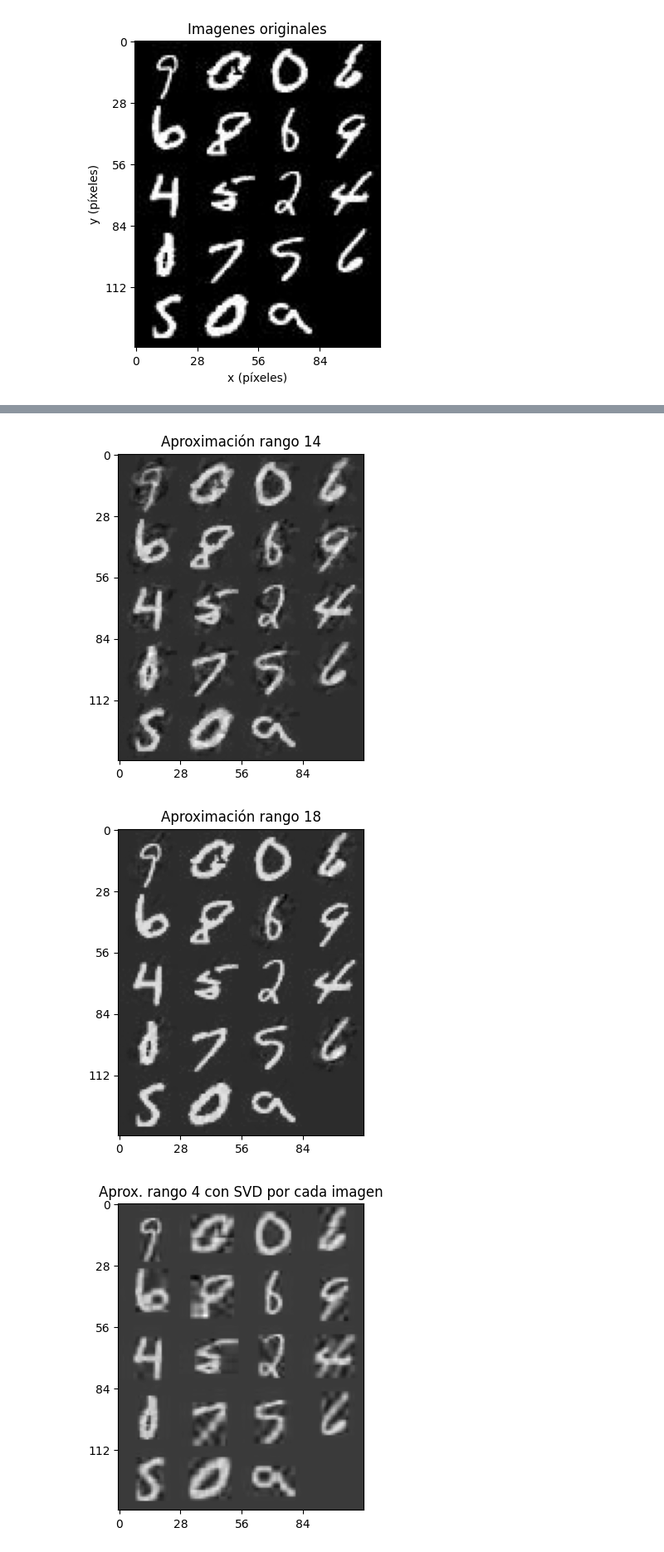
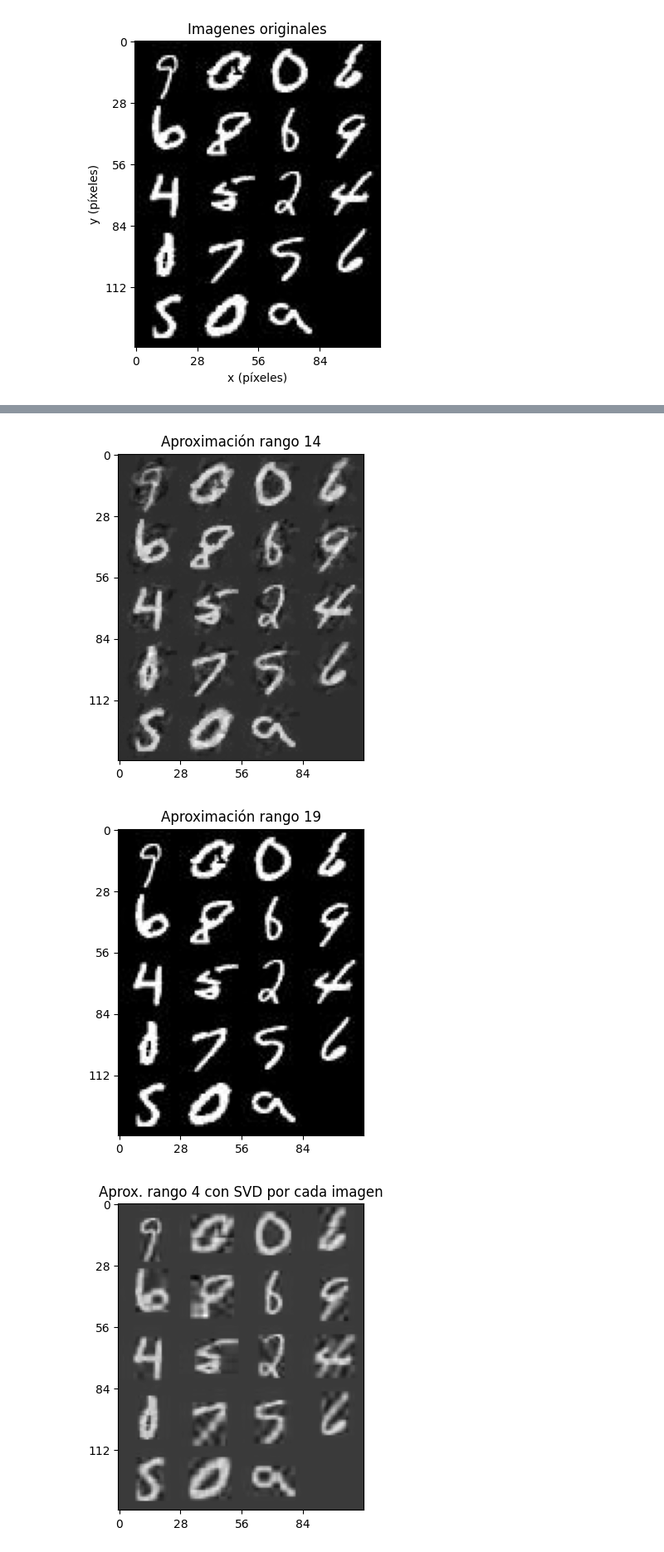
Before and after one commit to BrunoDC-dev/Metodos-numericos-2, a Jupyter notebook: TP3/p2.ipynb, the cells around one changed output, grey strips where cells are left out. Shown at 83% size. Saved outputs shown, nothing was run; the diff lists cells and outputs as text; code cells hidden in the pictures.

```diff
--- a/TP3/p2.ipynb
+++ b/TP3/p2.ipynb
@@ -47,28 +47,28 @@ plt.show()
 # %%
 collages = {}
 aproxs = {}
-for d in range(n):
+for d in range(n+1):
     collage = np.zeros((5*p, 4*p))
     for i in range(n):
         aprox = U[:,:d]@S[:d,:d]@VT[:d,:]
         for f in range(p):
             for c in range(p):
                 collage[f + (i // 4) * 28, c + (i % 4) * 28] = aprox[i].reshape((p,p))[f,c]
     aproxs[d] = aprox
     collages[d] = collage
 
-for d in (1, 4, 14, 18):
+for d in (1, 4, 14, 19):
     plt.figure()
     img = plt.imshow(collages[d], cmap = 'gray')
     plt.xticks(np.arange(0, collages[d].shape[1], 28))
     plt.yticks(np.arange(0, collages[d].shape[0], 28))
     plt.title(f'Aproximación rango {d}')
     plt.show()
 # %% [output]
 [figure]
 [figure]
 [figure]
-[figure, old version]
+[figure, new version]
 # %%
 d = 4
 collage = np.zeros((5*p, 4*p))
```
Also changed, not shown: parts of 4 cells of this notebook.
